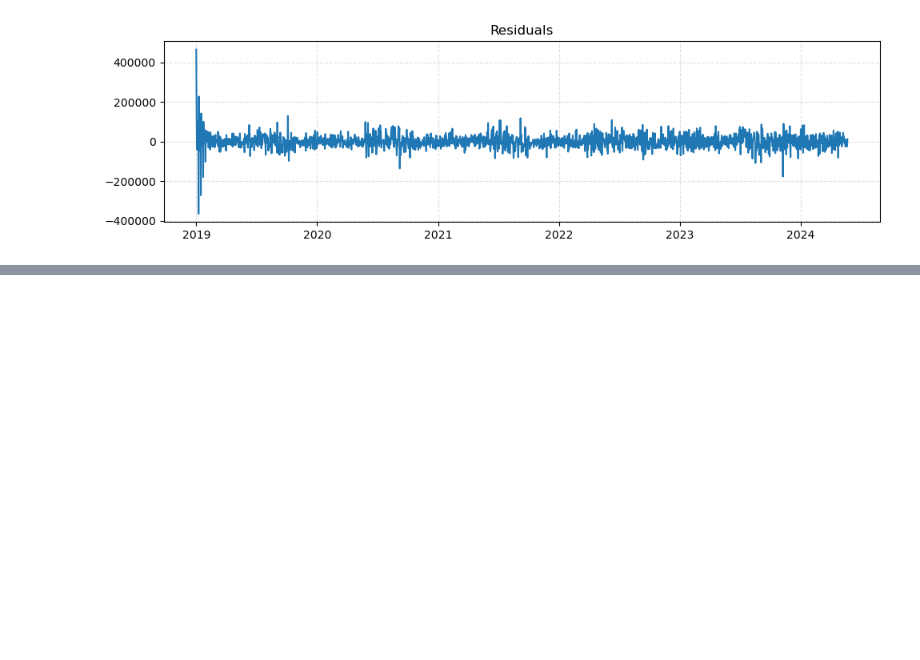
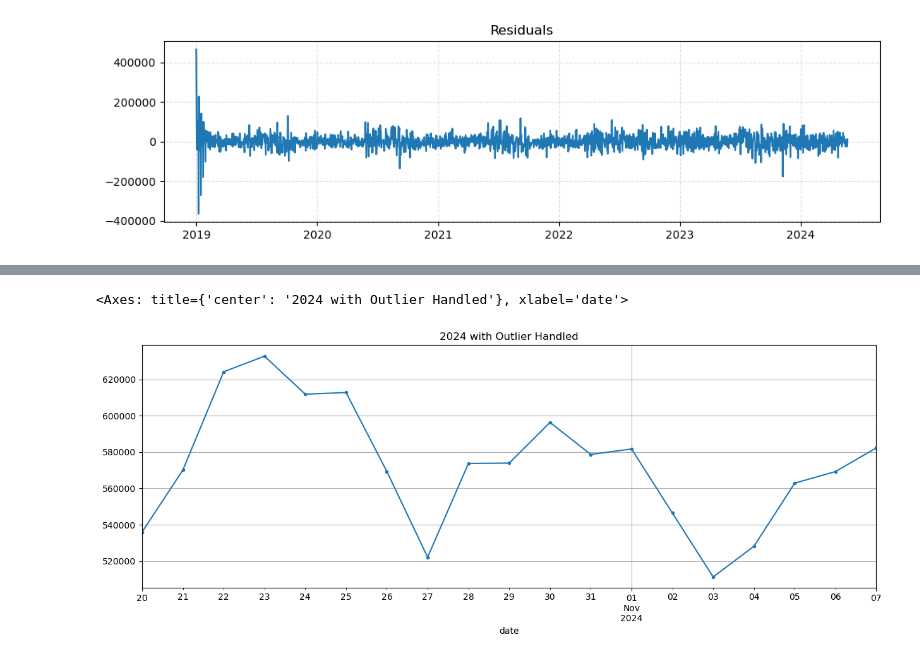
Before and after one commit to Jibu24/Energy_Demand_Forecasting, a Jupyter notebook: Notebooks/EDA.ipynb, the cells around one changed output, grey strips where cells are left out. Drawn from its saved outputs; the diff is of its cells as text; code cells hidden in the pictures; blank space fills up the shorter version.

```diff
--- a/Notebooks/EDA.ipynb
+++ b/Notebooks/EDA.ipynb
@@ -608,0 +622,17 @@ Validation  MAE: 105,921.872   RMSE: 139,913.109
+# %%
+#Identify the outliers
+def rolling_outliers(series, window=30, sigma_threshold=3):
+    """
+    Detect outliers based on rolling mean and standard deviation
+    """
+    rolling_mean = series.rolling(window=window, center=True).mean()
+    rolling_std = series.rolling(window=window, center=True).std()
+
+    # Calculate z-scores relative to rolling statistics
+    rolling_z = (series - rolling_mean) / rolling_std
+
+    outliers = np.where(np.abs(rolling_z) > sigma_threshold)[0]
+    outlier_dates = series.index[outliers]
+    return outliers, rolling_z, outlier_dates
+
+outliers, rolling_z, outlier_dates = rolling_outliers(df_merged['total_value'], window=30, sigma_threshold=3)
@@ -608,0 +650,9 @@ Validation  MAE: 105,921.872   RMSE: 139,913.109
+# %%
+# We will use linear interpolation to handle the outlier
+df_cleaned = df_merged.copy()
+df_cleaned.loc[outlier_dates, 'total_value'] = np.nan
+df_cleaned['total_value'] = df_cleaned['total_value'].interpolate(method='linear')
+df_cleaned['total_value'].loc['2024-10-20':'2024-11-07'].plot(figsize=(15,5), grid=True, marker=".", title='2024 with Outlier Handled')
+# %% [output]
+<Axes: title={'center': '2024 with Outlier Handled'}, xlabel='date'>
+[figure, added]
```
Also changed, not shown: parts of 21 cells of this notebook.
